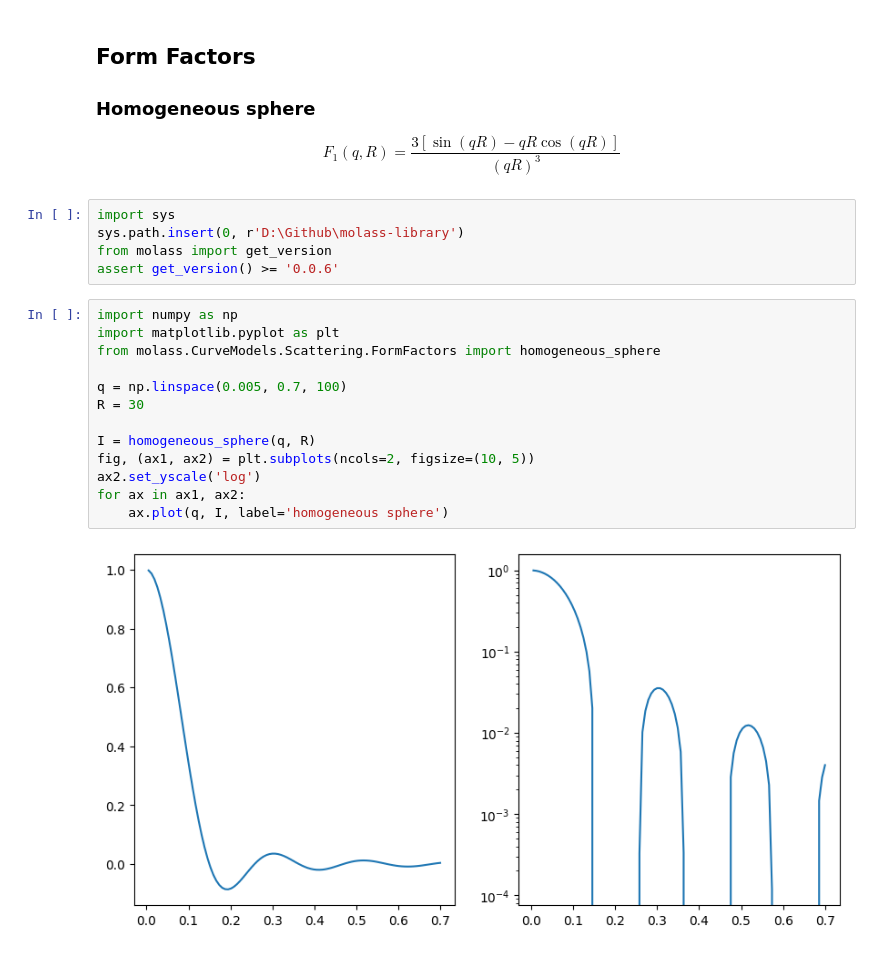
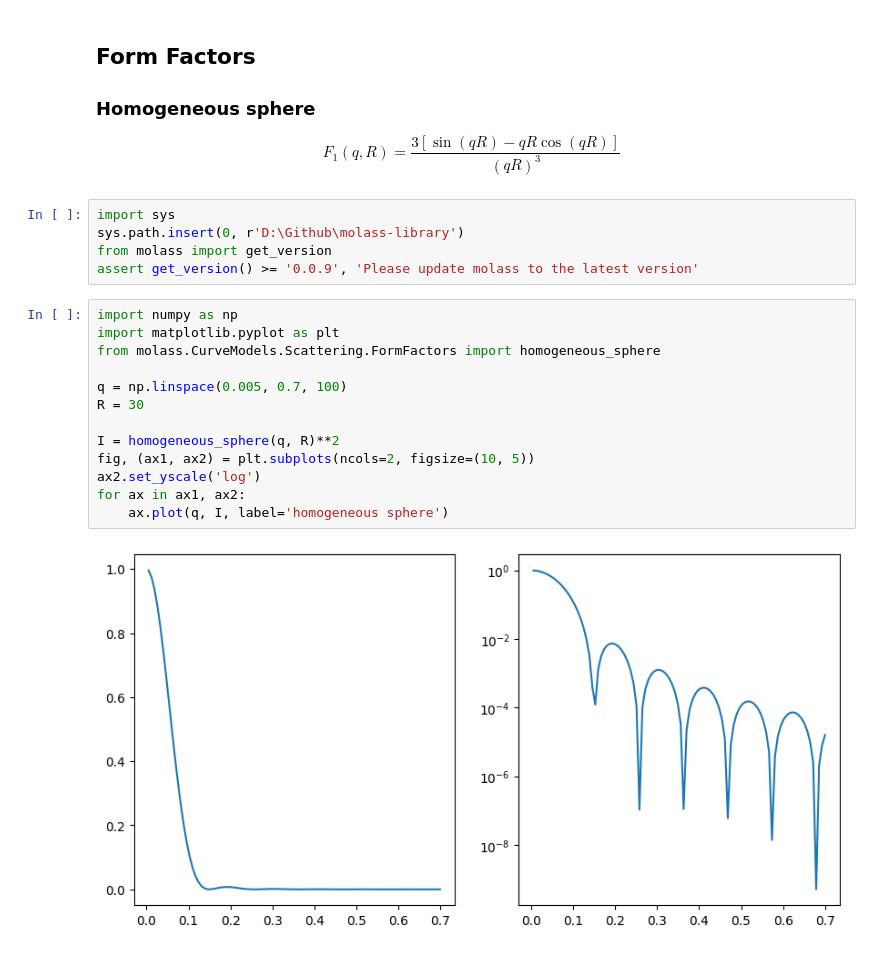
Before and after one commit to freesemt/molass-essence, a Jupyter notebook: _sources/chapters/09/scattering_models.ipynb, the cells around one changed output. Saved outputs shown, nothing was run; the diff lists cells and outputs as text.

```diff
--- a/_sources/chapters/09/scattering_models.ipynb
+++ b/_sources/chapters/09/scattering_models.ipynb
@@ -12,19 +12,19 @@ $$ F_1(q,R) = \frac{3[\sin(q R) - q R \cos(q R)]}{(q R)^3} $$
 import sys
 sys.path.insert(0, r'D:\Github\molass-library')
 from molass import get_version
-assert get_version() >= '0.0.6'
+assert get_version() >= '0.0.9', 'Please update molass to the latest version'
 # %%
 import numpy as np
 import matplotlib.pyplot as plt
 from molass.CurveModels.Scattering.FormFactors import homogeneous_sphere
 
 q = np.linspace(0.005, 0.7, 100)
 R = 30
 
-I = homogeneous_sphere(q, R)
+I = homogeneous_sphere(q, R)**2
 fig, (ax1, ax2) = plt.subplots(ncols=2, figsize=(10, 5))
 ax2.set_yscale('log')
 for ax in ax1, ax2:
     ax.plot(q, I, label='homogeneous sphere')
 # %% [output]
-[figure, old version]
+[figure, new version]
```
Also changed, not shown: parts of 3 cells of this notebook, 35 other files.
